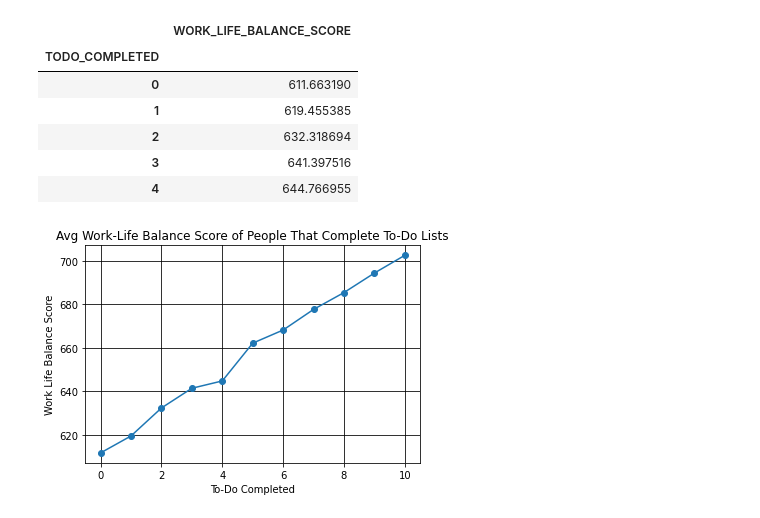
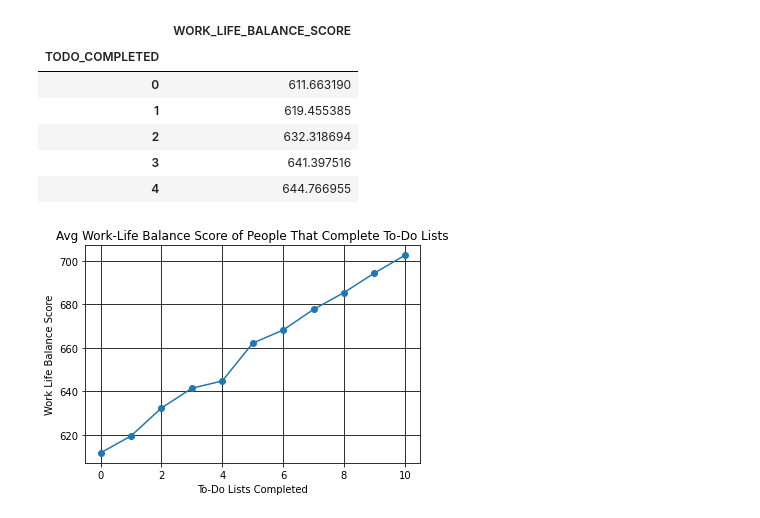
Before and after one commit to snackwdlau/First-Project, a Jupyter notebook: To-Do-Tasks.ipynb, the cells around one changed output. Saved outputs shown, nothing was run; the diff lists cells and outputs as text; code cells hidden in the pictures.

```diff
--- a/To-Do-Tasks.ipynb
+++ b/To-Do-Tasks.ipynb
@@ -120,10 +120,10 @@ todo_bal.head()
 # %%
 plt.plot(todo_bal, marker = "o")
 plt.title("Avg Work-Life Balance Score of People That Complete To-Do Lists")
-plt.xlabel("To-Do Completed")
+plt.xlabel("To-Do Lists Completed")
 plt.ylabel("Work Life Balance Score")
 plt.grid (b=True, which="major", axis="both", linestyle="-", color="black")
 plt.savefig("ToDoWLB")
 plt.show()
 # %% [output]
-[figure, old version]
+[figure, new version]
```
Also changed, not shown: parts of 1 cell of this notebook, 4 other files.
